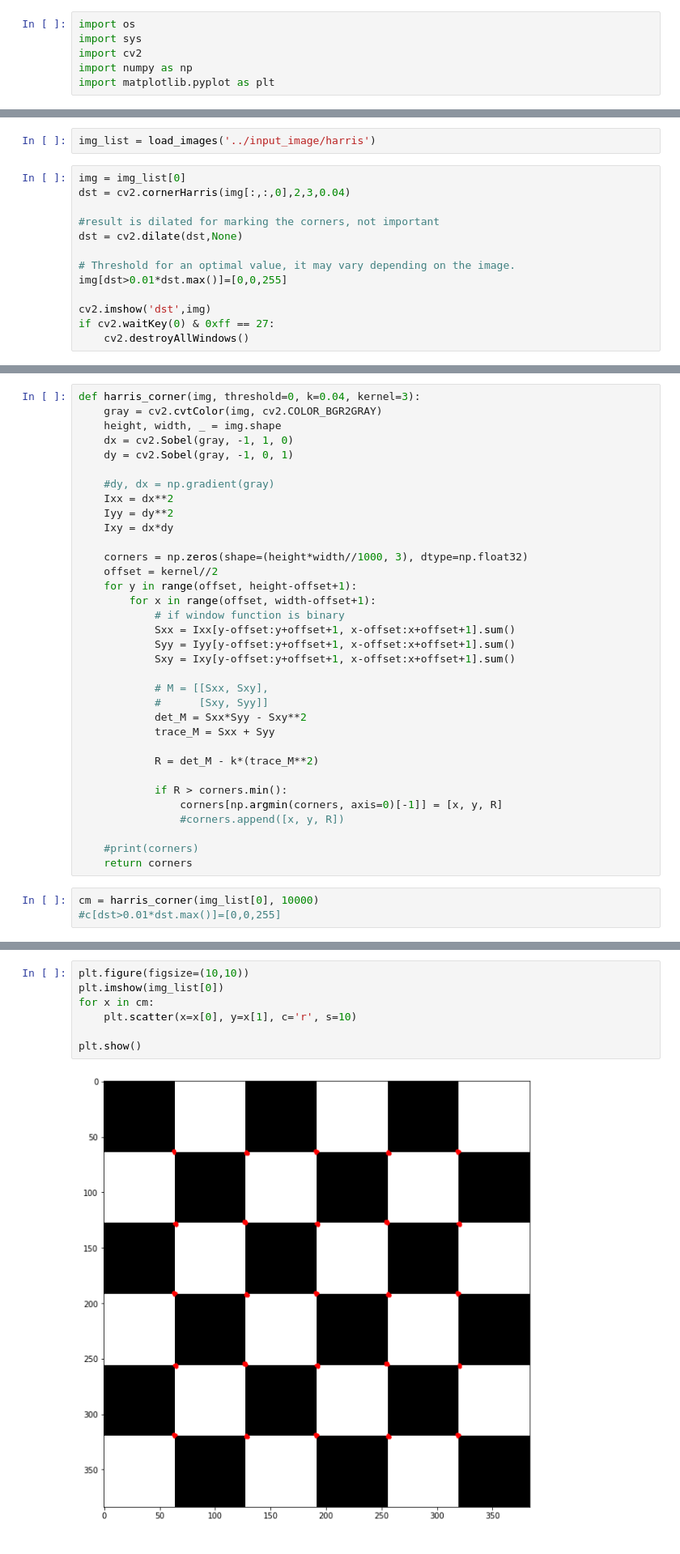
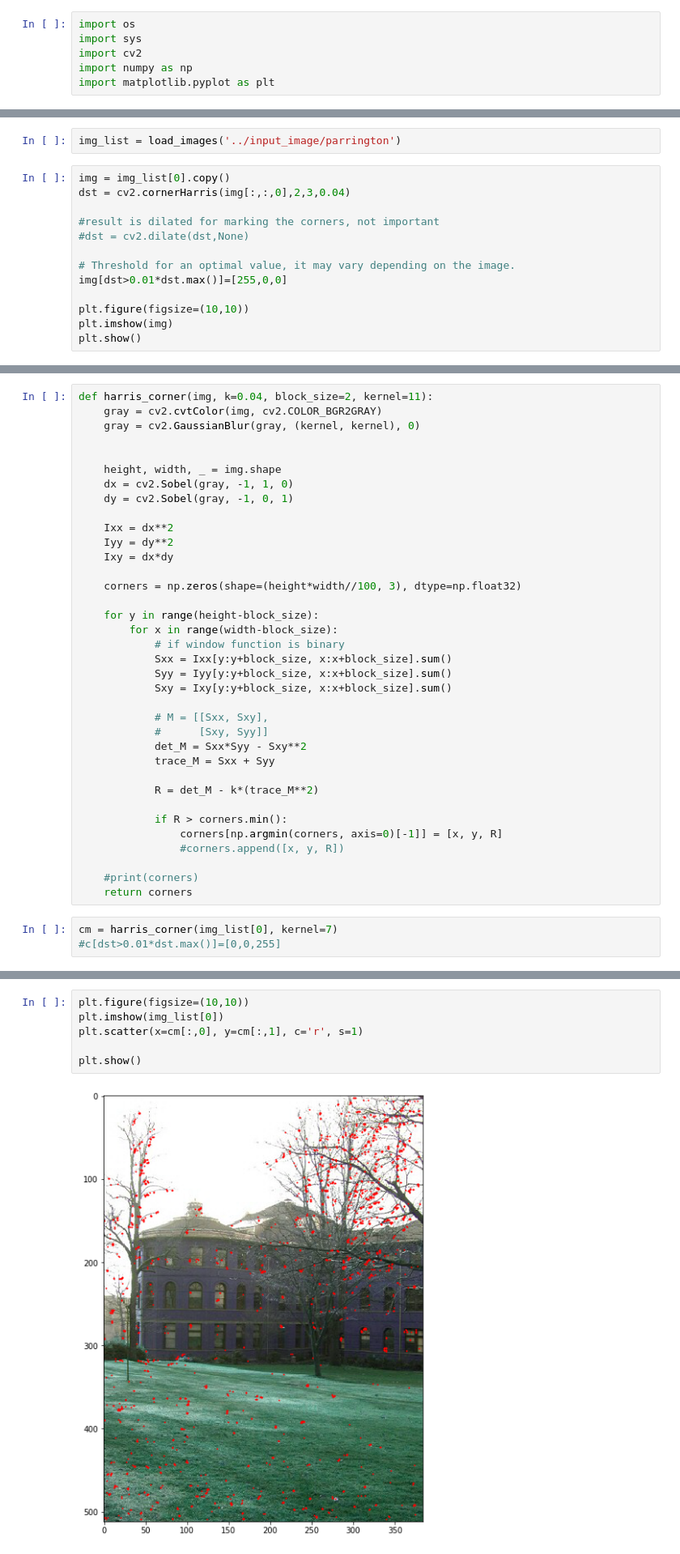
Before and after one commit to SSARCandy/panoramas-image-stitching, a Jupyter notebook: src/notebook.ipynb, the cells around one changed output, grey strips where cells are left out. Shown at 81% size. Saved outputs shown, nothing was run; the diff lists cells and outputs as text.

```diff
--- a/src/notebook.ipynb
+++ b/src/notebook.ipynb
@@ -16,17 +16,17 @@ def load_images(source_dir):
 
     return image_list
 # %%
-img_list = load_images('../input_image/harris')
+img_list = load_images('../input_image/parrington')
 # %%
-img = img_list[0]
+img = img_list[0].copy()
 dst = cv2.cornerHarris(img[:,:,0],2,3,0.04)
 
 #result is dilated for marking the corners, not important
-dst = cv2.dilate(dst,None)
+#dst = cv2.dilate(dst,None)
 
 # Threshold for an optimal value, it may vary depending on the image.
-img[dst>0.01*dst.max()]=[0,0,255]
+img[dst>0.01*dst.max()]=[255,0,0]
 
-cv2.imshow('dst',img)
-if cv2.waitKey(0) & 0xff == 27:
-    cv2.destroyAllWindows()
+plt.figure(figsize=(10,10))
+plt.imshow(img)
+plt.show()
@@ -33,23 +35,25 @@ if cv2.waitKey(0) & 0xff == 27:
 # %%
-def harris_corner(img, threshold=0, k=0.04, kernel=3):
+def harris_corner(img, k=0.04, block_size=2, kernel=11):
     gray = cv2.cvtColor(img, cv2.COLOR_BGR2GRAY)
+    gray = cv2.GaussianBlur(gray, (kernel, kernel), 0)
+
+
     height, width, _ = img.shape
     dx = cv2.Sobel(gray, -1, 1, 0)
     dy = cv2.Sobel(gray, -1, 0, 1)
 
-    #dy, dx = np.gradient(gray)
     Ixx = dx**2
     Iyy = dy**2
     Ixy = dx*dy
 
-    corners = np.zeros(shape=(height*width//1000, 3), dtype=np.float32)
-    offset = kernel//2
-    for y in range(offset, height-offset+1):
-        for x in range(offset, width-offset+1):
+    corners = np.zeros(shape=(height*width//100, 3), dtype=np.float32)
+
+    for y in range(height-block_size):
+        for x in range(width-block_size):
             # if window function is binary
-            Sxx = Ixx[y-offset:y+offset+1, x-offset:x+offset+1].sum()
-            Syy = Iyy[y-offset:y+offset+1, x-offset:x+offset+1].sum()
-            Sxy = Ixy[y-offset:y+offset+1, x-offset:x+offset+1].sum()
+            Sxx = Ixx[y:y+block_size, x:x+block_size].sum()
+            Syy = Iyy[y:y+block_size, x:x+block_size].sum()
+            Sxy = Ixy[y:y+block_size, x:x+block_size].sum()
 
             # M = [[Sxx, Sxy],
             #      [Sxy, Syy]]
@@ -65,5 +69,5 @@ def harris_corner(img, threshold=0, k=0.04, kernel=3):
     #print(corners)
     return corners
 # %%
-cm = harris_corner(img_list[0], 10000)
+cm = harris_corner(img_list[0], kernel=7)
 #c[dst>0.01*dst.max()]=[0,0,255]
@@ -70,9 +78,8 @@ cm = harris_corner(img_list[0], 10000)
 # %%
 plt.figure(figsize=(10,10))
 plt.imshow(img_list[0])
-for x in cm:
-    plt.scatter(x=x[0], y=x[1], c='r', s=10)
+plt.scatter(x=cm[:,0], y=cm[:,1], c='r', s=1)
 
 plt.show()
 # %% [output]
-[figure, old version]
+[figure, new version]
```
Also changed, not shown: parts of 2 cells of this notebook.
